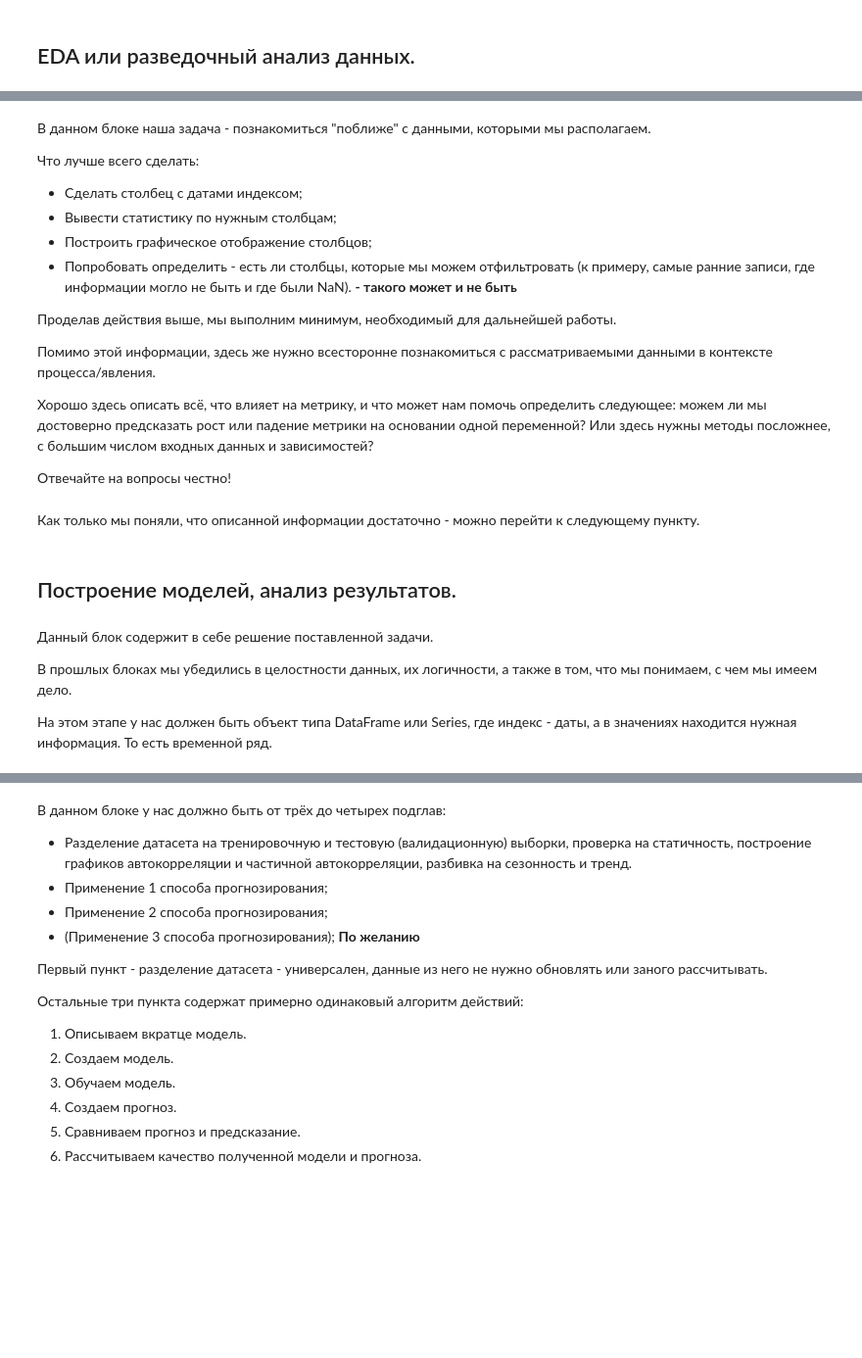
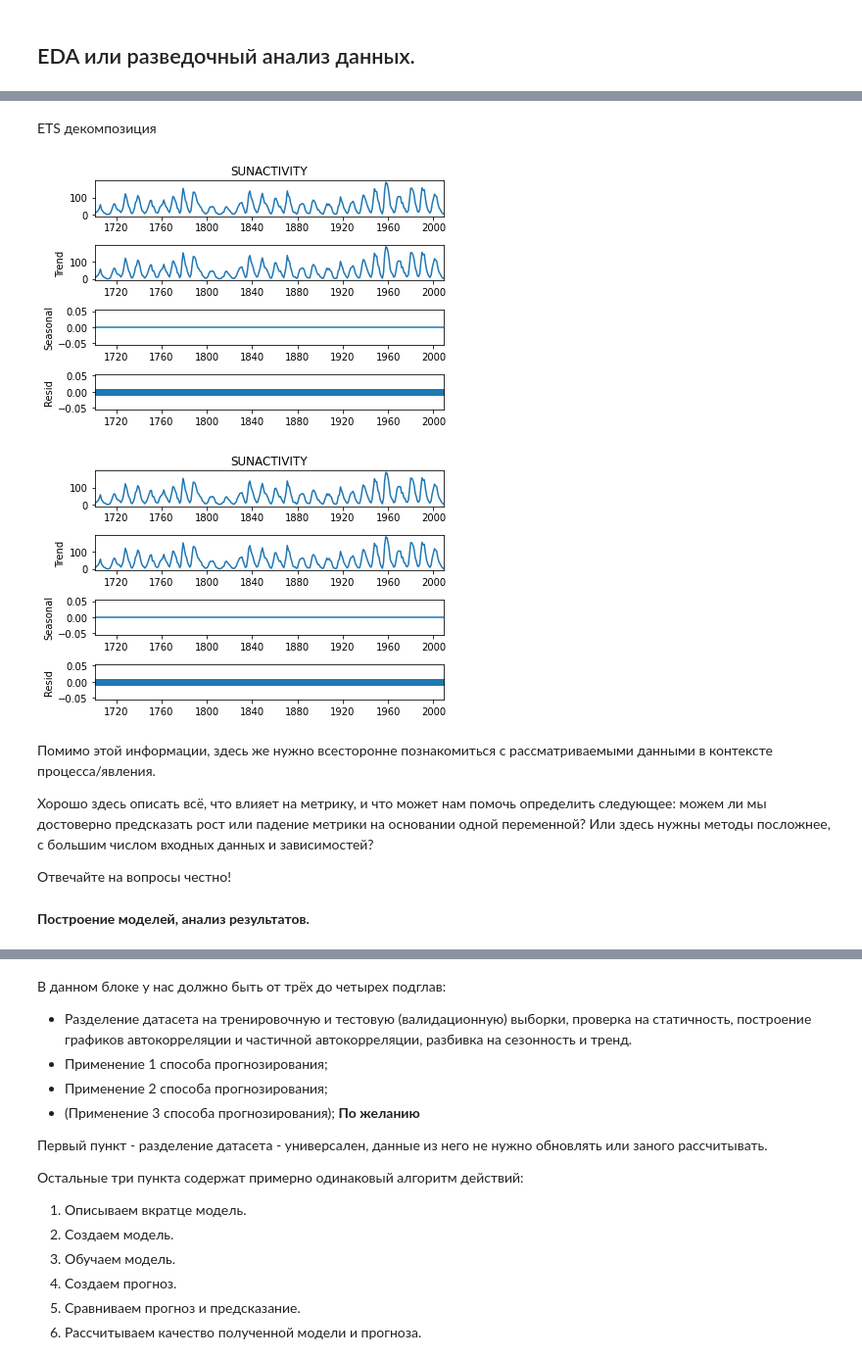
Before and after one commit to Elisakova/github_welcom, a Jupyter notebook: Итоговая__аттестация_Исакова_Е_С_ipynb".ipynb, the cells around one changed output, grey strips where cells are left out. Shown at 98% size. Saved outputs shown, nothing was run; the diff lists cells and outputs as text; code cells hidden in the pictures; blank space fills up the shorter version.

```diff
--- a/Итоговая__аттестация_Исакова_Е_С_ipynb".ipynb
+++ b/Итоговая__аттестация_Исакова_Е_С_ipynb".ipynb
@@ -155,27 +145,17 @@ ax.plot(df['SUNACTIVITY'])
+# %% [markdown]
+ETS декомпозиция
+# %%
+decomposition=sm.tsa.seasonal_decompose(df['SUNACTIVITY'], model='additive')
+result=seasonal_decompose(df['SUNACTIVITY'], model='add')
+result.plot()
+# %% [output]
+[figure, added]
+[figure, added]
 # %% [markdown]
-В данном блоке наша задача - познакомиться "поближе" с данными, которыми мы располагаем.
-
-Что лучше всего сделать:
-- Сделать столбец с датами индексом;
-- Вывести статистику по нужным столбцам;
-- Построить графическое отображение столбцов;
-- Попробовать определить - есть ли столбцы, которые мы можем отфильтровать (к примеру, самые ранние записи, где информации могло не быть и где были NaN). **- такого может и не быть**
-
-
-Проделав действия выше, мы выполним минимум, необходимый для дальнейшей работы.
-
 Помимо этой информации, здесь же нужно всесторонне познакомиться с рассматриваемыми данными в контексте процесса/явления.
 
 Хорошо здесь описать всё, что влияет на метрику, и что может нам помочь определить следующее: можем ли мы достоверно предсказать рост или падение метрики на основании одной переменной? Или здесь нужны методы посложнее, с большим числом входных данных и зависимостей?
 
 Отвечайте на вопросы честно!
-# %% [markdown]
-Как только мы поняли, что описанной информации достаточно - можно перейти к следующему пункту.
 # %% [markdown]
-## Построение моделей, анализ результатов.
+**Построение моделей, анализ результатов.**
-# %% [markdown]
-Данный блок содержит в себе решение поставленной задачи.
-
-В прошлых блоках мы убедились в целостности данных, их логичности, а также в том, что мы понимаем, с чем мы имеем дело.
-
-На этом этапе у нас должен быть объект типа DataFrame или Series, где индекс - даты, а в значениях находится нужная информация. То есть временной ряд.
```
Also changed, not shown: parts of 37 cells of this notebook.
